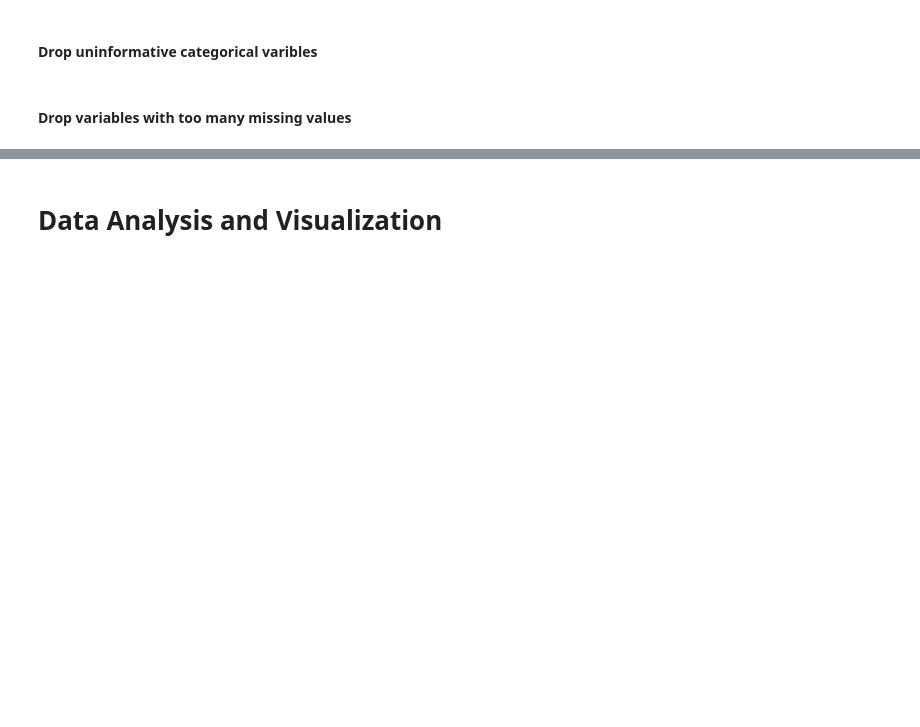
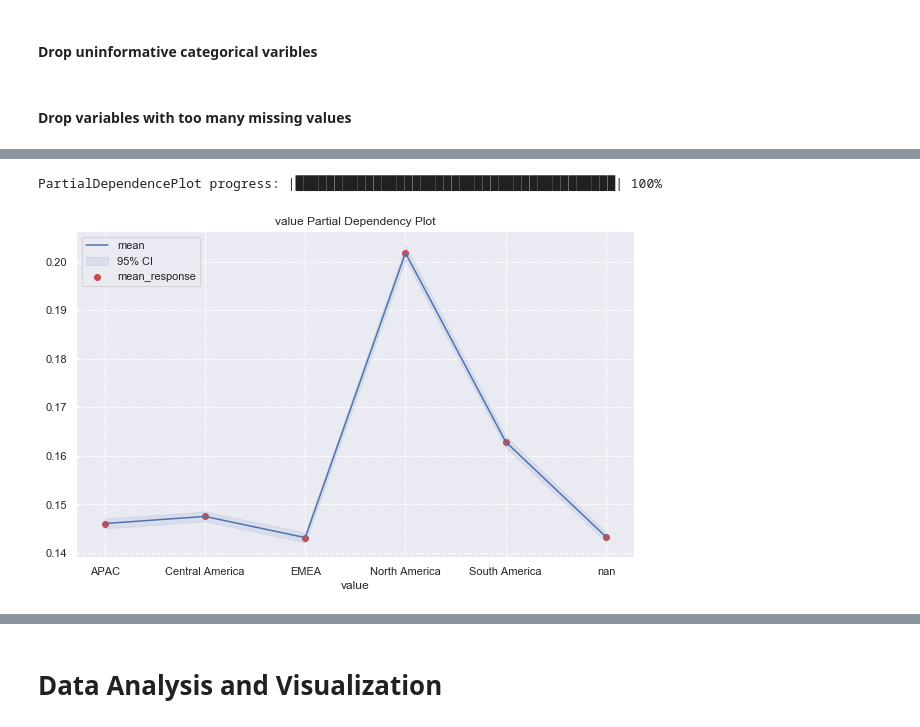
Before and after one commit to xsx99/Google_sales_prediction, a Jupyter notebook: kaggle/data_exploration.ipynb, the cells around one changed output, grey strips where cells are left out. Drawn from its saved outputs; the diff is of its cells as text; code cells hidden in the pictures; blank space fills up the shorter version.

```diff
--- a/kaggle/data_exploration.ipynb
+++ b/kaggle/data_exploration.ipynb
@@ -170,0 +305,8 @@ Connecting to H2O server at http://127.0.0.1:54321... successful.
+# %%
+pdp = gbm2.partial_plot(train.rbind(valid),["value"],nbins=24)
+pdp = pdp[0].as_data_frame()
+plt.close()
+pdp = lineplot_ci(pdp,"value".lower(),"value",'str')
+# %% [output]
+PartialDependencePlot progress: |█████████████████████████████████████████| 100%
+[figure, added]
```
Also changed, not shown: parts of 61 cells of this notebook.
